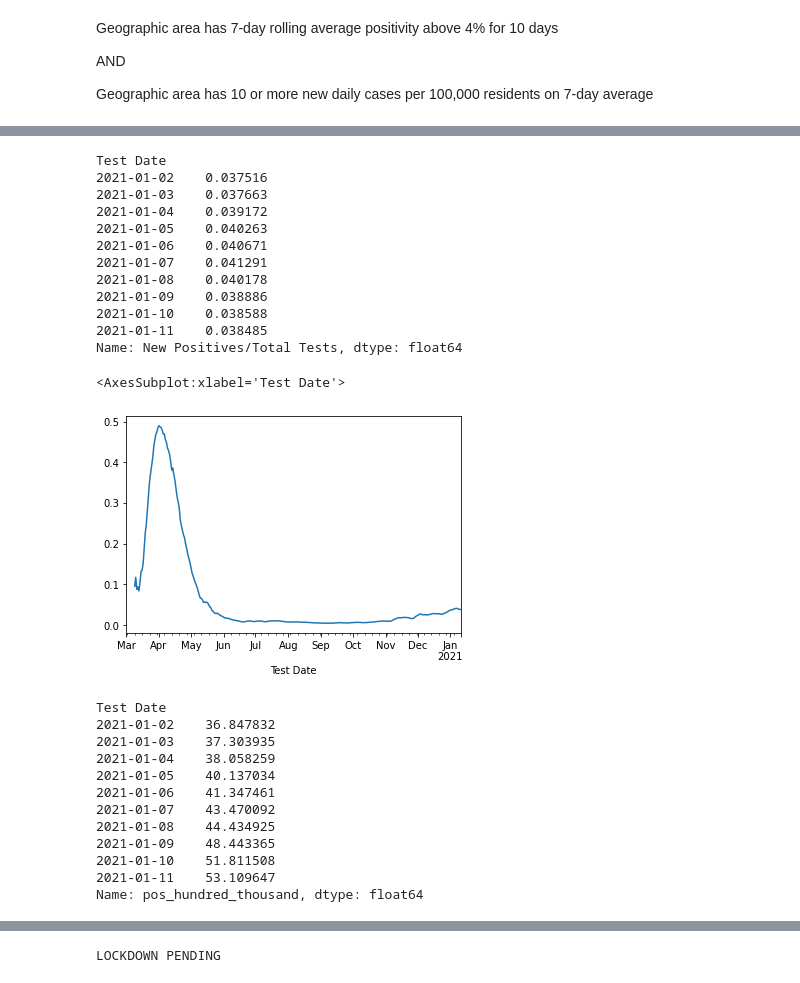
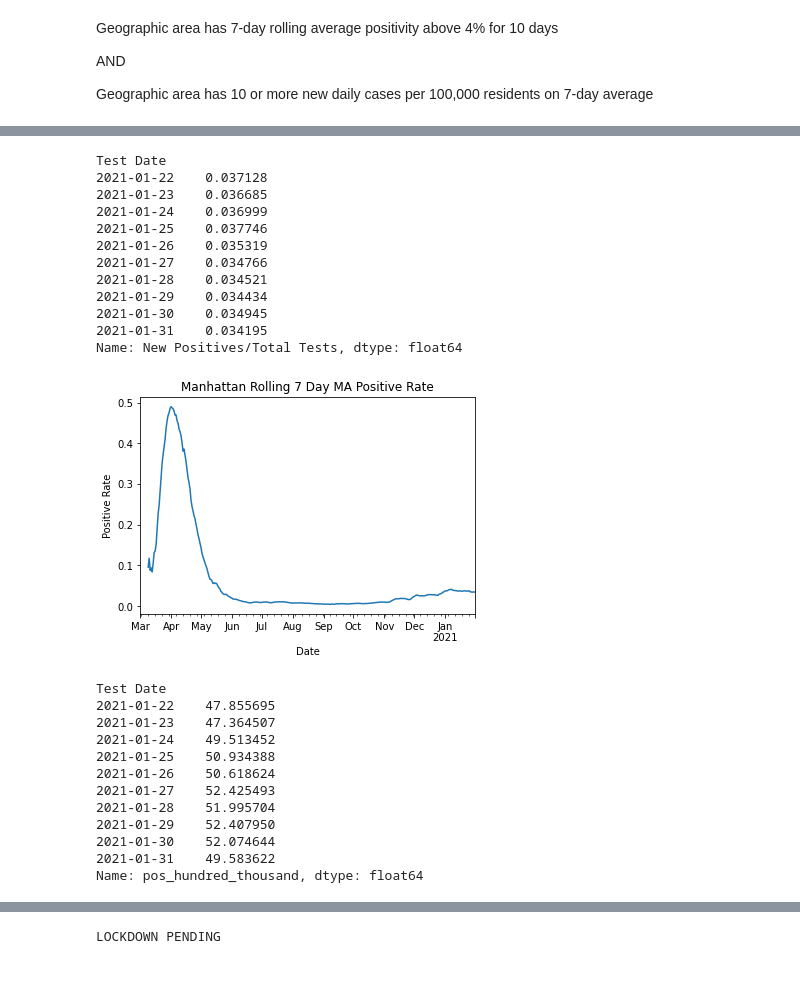
Before and after one commit to jared-m-murphy/Portfolio, a Jupyter notebook: Covid/NYC_COVID_POS.ipynb, the cells around one changed output, grey strips where cells are left out. Saved outputs shown, nothing was run; the diff lists cells and outputs as text; code cells hidden in the pictures.

```diff
--- a/Covid/NYC_COVID_POS.ipynb
+++ b/Covid/NYC_COVID_POS.ipynb
@@ -3,4 +7,6 @@ import pandas as pd
 import matplotlib.pyplot as plt
 import numpy as np
 # %%
-df=pd.read_csv('https://health.data.ny.gov/api/views/xdss-u53e/rows.csv?accessType=DOWNLOAD',parse_dates=['Test Date'])
+df=pd.read_csv('https://health.data.ny.gov/api/views/xdss-u53e/rows.csv?accessType=DOWNLOAD',
+               parse_dates=['Test Date'])
+df=df.groupby(['County','Test Date']).sum()
@@ -374,34 +402,37 @@ manhattan.tail(14)
 manhattan['New Positives/Total Tests'].rolling(7).mean().tail(10)
 # %% [output]
 Test Date
-2021-01-02    0.037516
-2021-01-03    0.037663
-2021-01-04    0.039172
-2021-01-05    0.040263
-2021-01-06    0.040671
-2021-01-07    0.041291
-2021-01-08    0.040178
-2021-01-09    0.038886
-2021-01-10    0.038588
-2021-01-11    0.038485
+2021-01-22    0.037128
+2021-01-23    0.036685
+2021-01-24    0.036999
+2021-01-25    0.037746
+2021-01-26    0.035319
+2021-01-27    0.034766
+2021-01-28    0.034521
+2021-01-29    0.034434
+2021-01-30    0.034945
+2021-01-31    0.034195
 Name: New Positives/Total Tests, dtype: float64
 # %%
 manhattan['New Positives/Total Tests'].rolling(7).mean().plot()
+plt.title('Manhattan Rolling 7 Day MA Positive Rate')
+plt.xlabel('Date')
+plt.ylabel('Positive Rate')
+plt.show()
 # %% [output]
-<AxesSubplot:xlabel='Test Date'>
-[figure, old version]
+[figure, new version]
 # %%
 manhattan['pos_hundred_thousand'].rolling(7).mean().tail(10)
 # %% [output]
 Test Date
-2021-01-02    36.847832
-2021-01-03    37.303935
-2021-01-04    38.058259
-2021-01-05    40.137034
-2021-01-06    41.347461
-2021-01-07    43.470092
-2021-01-08    44.434925
-2021-01-09    48.443365
-2021-01-10    51.811508
-2021-01-11    53.109647
+2021-01-22    47.855695
+2021-01-23    47.364507
+2021-01-24    49.513452
+2021-01-25    50.934388
+2021-01-26    50.618624
+2021-01-27    52.425493
+2021-01-28    51.995704
+2021-01-29    52.407950
+2021-01-30    52.074644
+2021-01-31    49.583622
 Name: pos_hundred_thousand, dtype: float64
```
Also changed, not shown: parts of 54 cells of this notebook.
